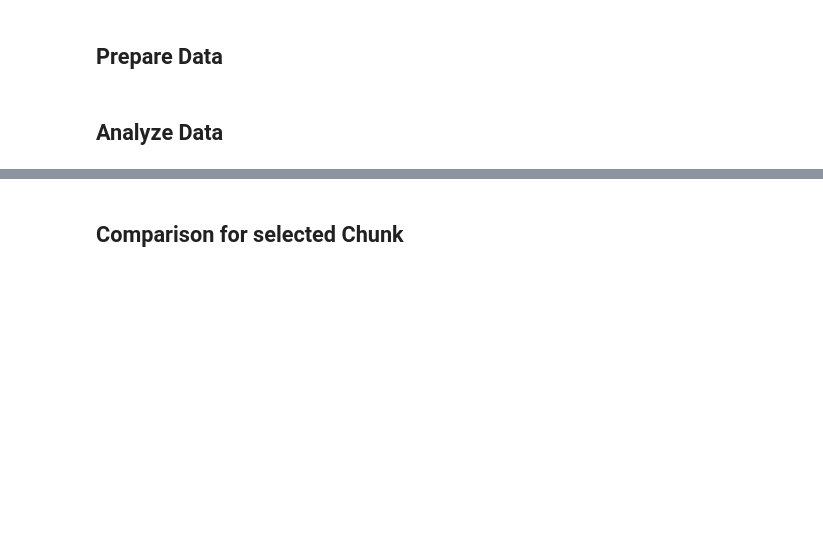
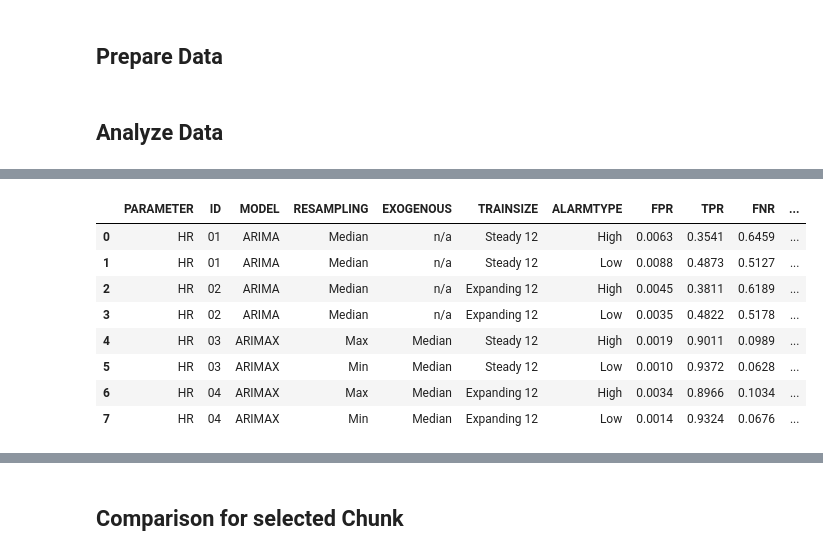
Before and after one commit to denise97/dhl2021, a Jupyter notebook: mimic_prediction_arima/analysis_arima-x_accuracy.ipynb, the cells around one changed output, grey strips where cells are left out. Cells and saved outputs as stored; diff of their text form; code cells hidden in the pictures; blank space fills up the shorter version.

```diff
--- a/mimic_prediction_arima/analysis_arima-x_accuracy.ipynb
+++ b/mimic_prediction_arima/analysis_arima-x_accuracy.ipynb
@@ -302,2 +485,12 @@ comparison_df = pd.DataFrame({
 # %%
-display(comparison_df)
+display(overview_hr_first1000)
+# %% [output]
+|  | PARAMETER | ID | MODEL | RESAMPLING | EXOGENOUS | TRAINSIZE | ALARMTYPE | FPR | TPR | FNR | ... |
+| 0 | HR | 01 | ARIMA | Median | n/a | Steady 12 | High | 0.0063 | 0.3541 | 0.6459 | ... |
+| 1 | HR | 01 | ARIMA | Median | n/a | Steady 12 | Low | 0.0088 | 0.4873 | 0.5127 | ... |
+| 2 | HR | 02 | ARIMA | Median | n/a | Expanding 12 | High | 0.0045 | 0.3811 | 0.6189 | ... |
+| 3 | HR | 02 | ARIMA | Median | n/a | Expanding 12 | Low | 0.0035 | 0.4822 | 0.5178 | ... |
+| 4 | HR | 03 | ARIMAX | Max | Median | Steady 12 | High | 0.0019 | 0.9011 | 0.0989 | ... |
+| 5 | HR | 03 | ARIMAX | Min | Median | Steady 12 | Low | 0.0010 | 0.9372 | 0.0628 | ... |
+| 6 | HR | 04 | ARIMAX | Max | Median | Expanding 12 | High | 0.0034 | 0.8966 | 0.1034 | ... |
+| 7 | HR | 04 | ARIMAX | Min | Median | Expanding 12 | Low | 0.0014 | 0.9324 | 0.0676 | ... |
```
Also changed, not shown: parts of 21 cells of this notebook.
